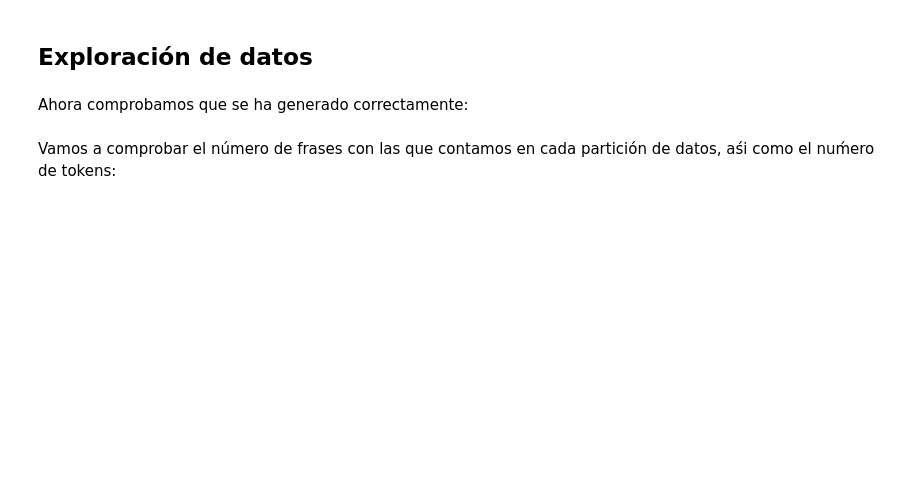
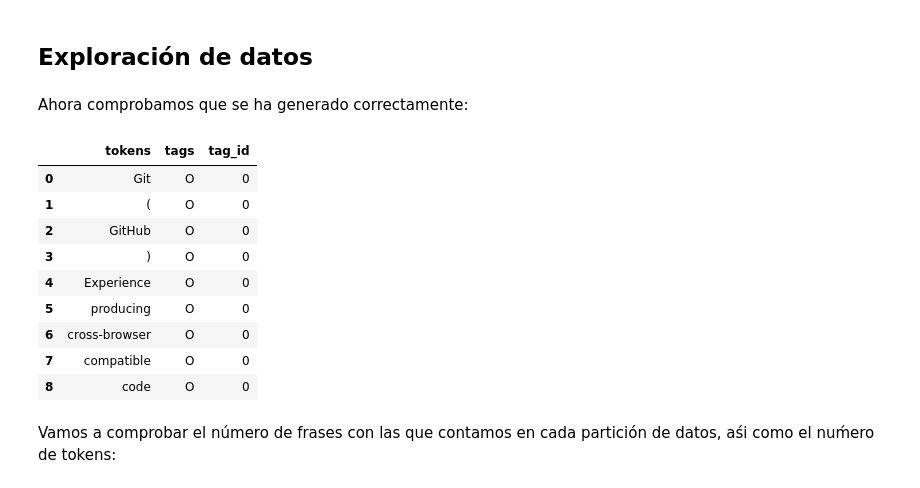
Before and after one commit to ivanrnarvaez/text_mining, a Jupyter notebook: 6_NER_master_alumnos.ipynb, the cells around one changed output. Saved outputs shown, nothing was run; the diff lists cells and outputs as text; code cells hidden in the pictures; blank space fills up the shorter version.

```diff
--- a/6_NER_master_alumnos.ipynb
+++ b/6_NER_master_alumnos.ipynb
@@ -83,9 +119,9 @@ Donde se observa que cada frase ya está tokenizada, y se identifica la presenci
 A continuación, utilizamos la función `load_dataset()` para cargarlos como objetos *Datasets* que puedan funcionar con la librería Transformers del entorno Huggingface.
 # %%
 from datasets import load_dataset
-train_set = load_dataset("json", data_files=_____________, split="train")  # "train.json"
-dev_set = load_dataset("json", data_files=_____________, split="train")  # "dev.json"
-test_set = load_dataset("json", data_files=_____________, split="train")  # "test.json"
+train_set = load_dataset("json", data_files="train.json", split="train")  # "train.json"
+dev_set = load_dataset("json", data_files="dev.json", split="train")  # "dev.json"
+test_set = load_dataset("json", data_files="test.json", split="train")  # "test.json"
 # %% [markdown]
 Por temas de visualización posteriores, vamos a sustituir las etiquetas `B` e `I` por `B-SKILL` y `I-SKILL`. Para ello definimos una función `convert_tags()` que procese cada elemento del Dataset, buscando en el campo *tags_skill* para llevar a cabo la sustitución:
 # %%
@@ -117,9 +161,9 @@ test_set = test_set.cast(features)
 Por último generamos un objeto `DatasetDict` para guardar cada partición del corpus:
 # %%
 split_datasets = DatasetDict({
-    'train': ________________,  # train_set
-    'test': ________________, # test_set
-    'validation': ________________  # dev_set
+    'train': train_set,  # train_set
+    'test': test_set, # test_set
+    'validation': dev_set  # dev_set
 })
 # %% [markdown]
 Podemos mirar la estructura del archivo:
@@ -165,7 +249,18 @@ import pandas as pd
 fila = 901
 ejemplo_df_ = pd.DataFrame([split_datasets_m["train"][fila]["tokens"],split_datasets_m["train"][fila]["ner_tags_str"],split_datasets_m["train"][fila]["tags_skill"]], ["tokens","tags","tag_id"])
 # %%
-ejemplo_df_._______________ #T
+ejemplo_df_.T #T
+# %% [output]
+|  | tokens | tags | tag_id |
+| 0 | Git | O | 0 |
+| 1 | ( | O | 0 |
+| 2 | GitHub | O | 0 |
+| 3 | ) | O | 0 |
+| 4 | Experience | O | 0 |
+| 5 | producing | O | 0 |
+| 6 | cross-browser | O | 0 |
+| 7 | compatible | O | 0 |
+| 8 | code | O | 0 |
 # %% [markdown]
 Vamos a comprobar el número de frases con las que contamos en cada partición de datos, aśi como el nuḿero de tokens:
 # %%
```
Also changed, not shown: parts of 35 cells of this notebook.
